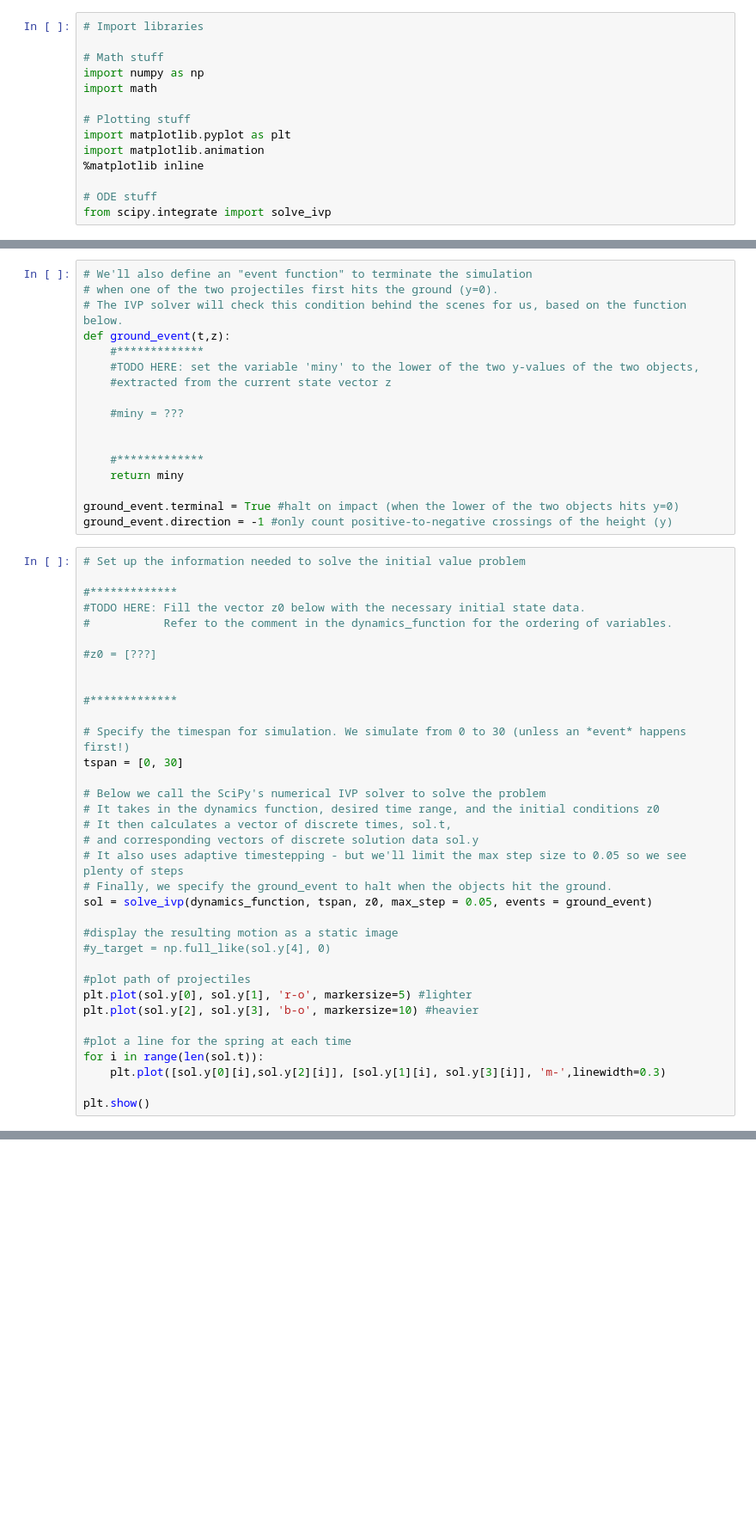
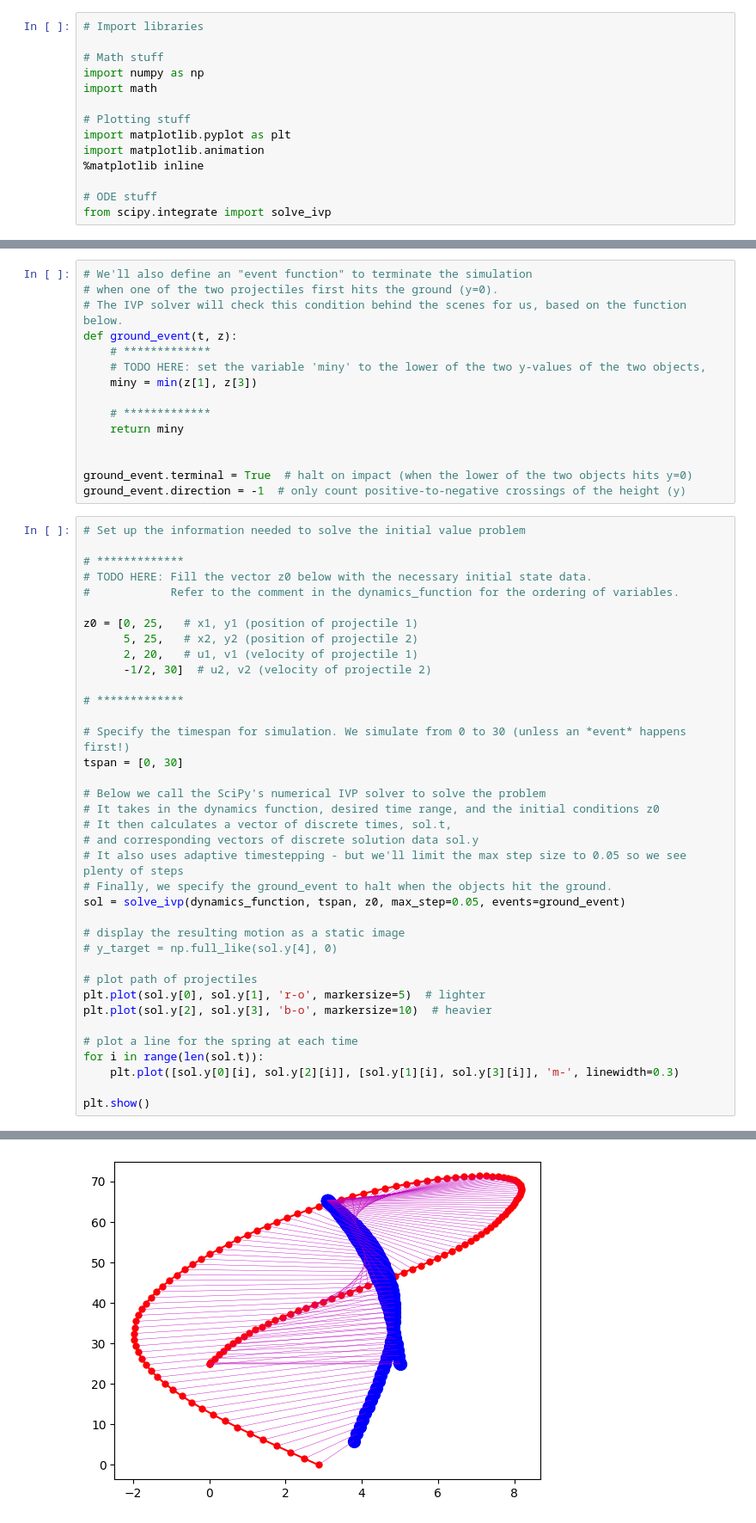
Before and after one commit to GuanzhongSean/cs370, a Jupyter notebook: a2/MassSpring.ipynb, the cells around one changed output, grey strips where cells are left out. Shown at 86% size. Saved outputs shown, nothing was run; the diff lists cells and outputs as text; blank space fills up the shorter version.

```diff
--- a/a2/MassSpring.ipynb
+++ b/a2/MassSpring.ipynb
@@ -49,30 +83,30 @@ def dynamics_function(t, z):
 # We'll also define an "event function" to terminate the simulation
 # when one of the two projectiles first hits the ground (y=0).
 # The IVP solver will check this condition behind the scenes for us, based on the function below.
-def ground_event(t,z):
-    #*************
-    #TODO HERE: set the variable 'miny' to the lower of the two y-values of the two objects,
-    #extracted from the current state vector z
+def ground_event(t, z):
+    # *************
+    # TODO HERE: set the variable 'miny' to the lower of the two y-values of the two objects,
+    miny = min(z[1], z[3])
 
-    #miny = ???
+    # *************
+    return miny
 
 
-    #*************
-    return miny
-
-ground_event.terminal = True #halt on impact (when the lower of the two objects hits y=0)
-ground_event.direction = -1 #only count positive-to-negative crossings of the height (y)
+ground_event.terminal = True  # halt on impact (when the lower of the two objects hits y=0)
+ground_event.direction = -1  # only count positive-to-negative crossings of the height (y)
 # %%
 # Set up the information needed to solve the initial value problem
 
-#*************
-#TODO HERE: Fill the vector z0 below with the necessary initial state data.
-#           Refer to the comment in the dynamics_function for the ordering of variables.
+# *************
+# TODO HERE: Fill the vector z0 below with the necessary initial state data.
+#            Refer to the comment in the dynamics_function for the ordering of variables.
 
-#z0 = [???]
+z0 = [0, 25,   # x1, y1 (position of projectile 1)
+      5, 25,   # x2, y2 (position of projectile 2)
+      2, 20,   # u1, v1 (velocity of projectile 1)
+      -1/2, 30]  # u2, v2 (velocity of projectile 2)
 
-
-#*************
+# *************
 
 # Specify the timespan for simulation. We simulate from 0 to 30 (unless an *event* happens first!)
 tspan = [0, 30]
@@ -83,18 +117,18 @@ tspan = [0, 30]
 # and corresponding vectors of discrete solution data sol.y
 # It also uses adaptive timestepping - but we'll limit the max step size to 0.05 so we see plenty of steps
 # Finally, we specify the ground_event to halt when the objects hit the ground.
-sol = solve_ivp(dynamics_function, tspan, z0, max_step = 0.05, events = ground_event)
+sol = solve_ivp(dynamics_function, tspan, z0, max_step=0.05, events=ground_event)
 
-#display the resulting motion as a static image
-#y_target = np.full_like(sol.y[4], 0)
+# display the resulting motion as a static image
+# y_target = np.full_like(sol.y[4], 0)
 
-#plot path of projectiles
-plt.plot(sol.y[0], sol.y[1], 'r-o', markersize=5) #lighter
-plt.plot(sol.y[2], sol.y[3], 'b-o', markersize=10) #heavier
+# plot path of projectiles
+plt.plot(sol.y[0], sol.y[1], 'r-o', markersize=5)  # lighter
+plt.plot(sol.y[2], sol.y[3], 'b-o', markersize=10)  # heavier
 
-#plot a line for the spring at each time
+# plot a line for the spring at each time
 for i in range(len(sol.t)):
-    plt.plot([sol.y[0][i],sol.y[2][i]], [sol.y[1][i], sol.y[3][i]], 'm-',linewidth=0.3)
+    plt.plot([sol.y[0][i], sol.y[2][i]], [sol.y[1][i], sol.y[3][i]], 'm-', linewidth=0.3)
 
 plt.show()
 # %% [output]
@@ -102 +135,2 @@ NameError: name 'z0' is not defined
+[figure, added]
 # %%
```
Also changed, not shown: parts of 3 cells of this notebook, 2 other files.
